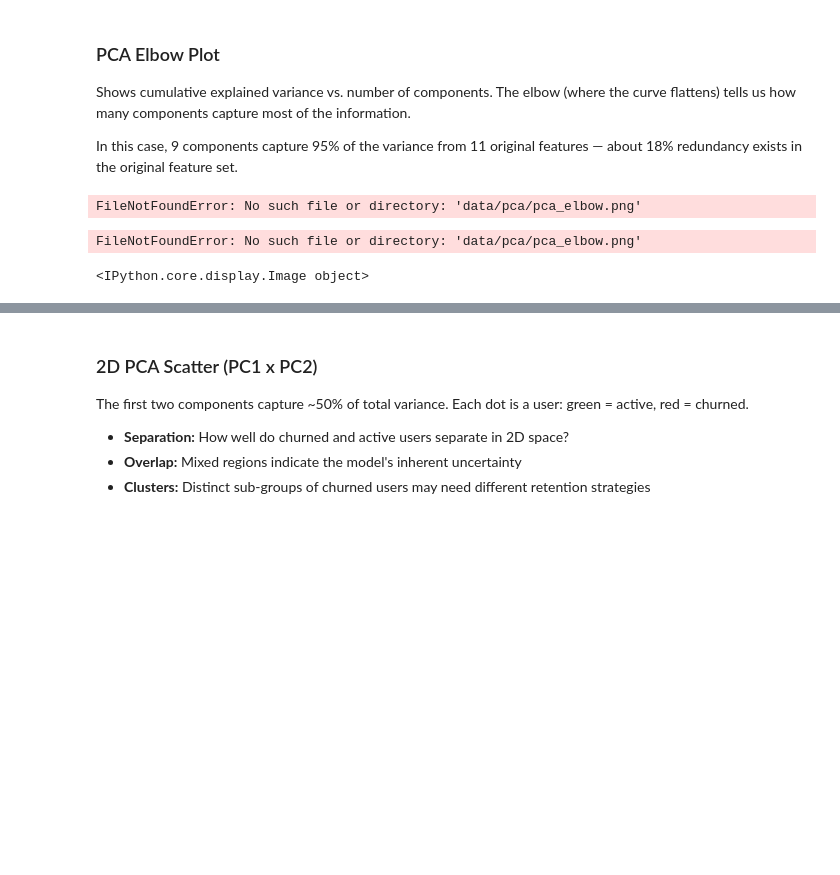
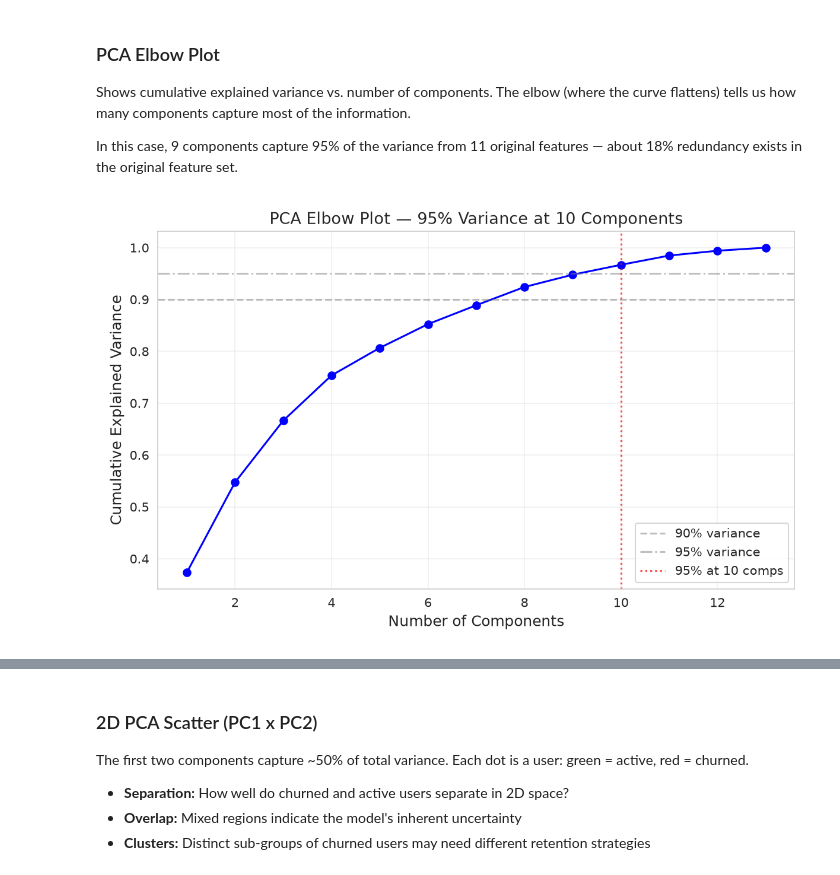
Before and after one commit to ramjavii/churn-predictor, a Jupyter notebook: notebooks/churn_analysis.ipynb, the cells around one changed output, grey strips where cells are left out. Saved outputs shown, nothing was run; the diff lists cells and outputs as text; code cells hidden in the pictures; blank space fills up the shorter version.

Commit message:
fix: use absolute paths for PCA images in notebook

```diff
--- a/notebooks/churn_analysis.ipynb
+++ b/notebooks/churn_analysis.ipynb
@@ -791,9 +791,7 @@ Shows cumulative explained variance vs. number of components. The elbow (where t
 In this case, 9 components capture 95% of the variance from 11 original features — about 18% redundancy exists in the original feature set.
 # %%
 from IPython.display import Image, display
-display(Image("data/pca/pca_elbow.png"))
+display(Image(str(project_root / "data" / "pca" / "pca_elbow.png")))
 # %% [output]
-FileNotFoundError: No such file or directory: 'data/pca/pca_elbow.png'
-FileNotFoundError: No such file or directory: 'data/pca/pca_elbow.png'
-<IPython.core.display.Image object>
+[figure, added]
 # %%
```
Also changed, not shown: parts of 13 cells of this notebook.
